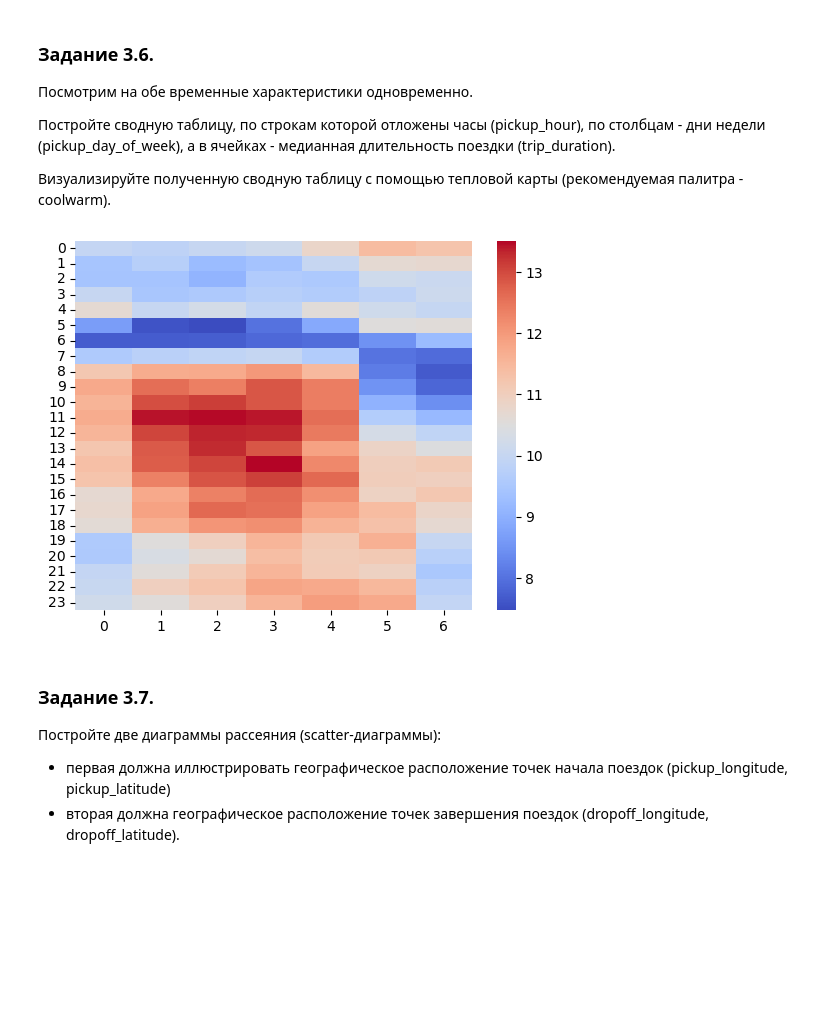
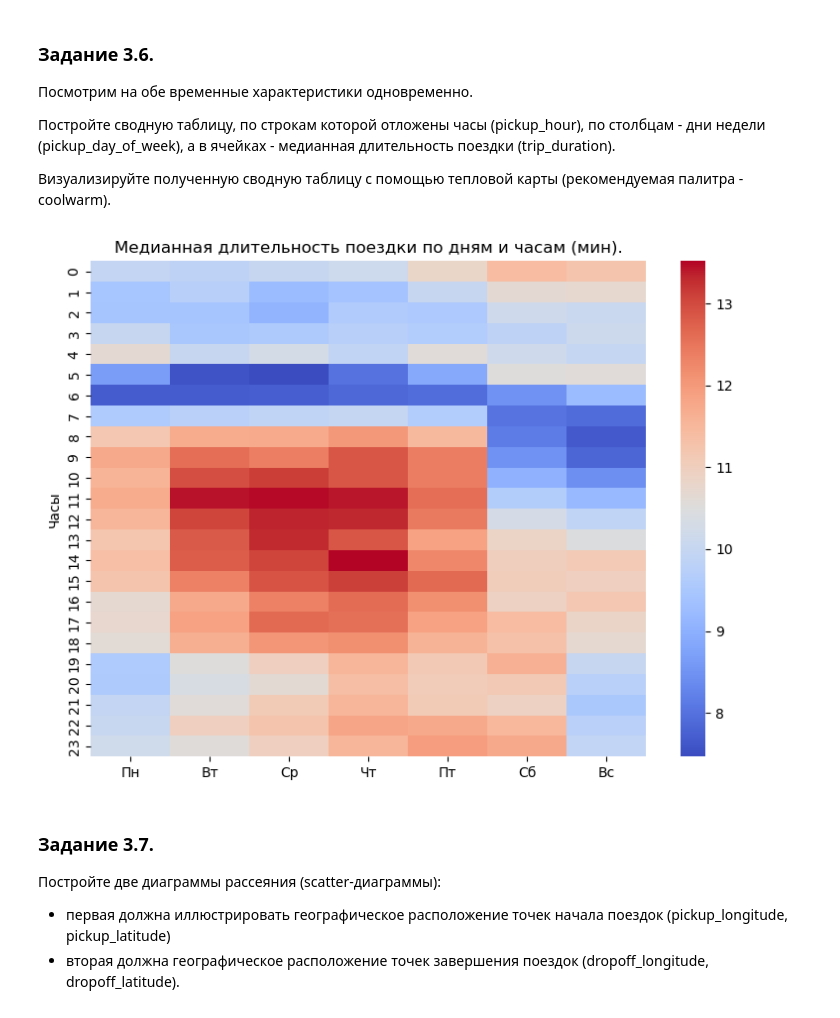
Before and after one commit to evpozdniakov/ds_projects, a Jupyter notebook: project5/taxi_travel_time_prediction.ipynb, the cells around one changed output. Cells and saved outputs as stored; diff of their text form; code cells hidden in the pictures; blank space fills up the shorter version.

```diff
--- a/project5/taxi_travel_time_prediction.ipynb
+++ b/project5/taxi_travel_time_prediction.ipynb
@@ -163,13 +163,13 @@ print(f'- максимальная: {round(trip_duration_max)}')
 def add_datetime_features(taxi_data):
     taxi_data.loc[:, ['pickup_date']] = taxi_data['pickup_datetime'].dt.date
     taxi_data.loc[:, ['pickup_hour']] = taxi_data['pickup_datetime'].dt.hour
-    taxi_data.loc[:, ['pickup_day_of_week']] = taxi_data['pickup_datetime'].dt.weekday
+    taxi_data.loc[:, ['pickup_day_of_week']] = taxi_data['pickup_datetime'].dt.strftime('%A')
 
     return taxi_data
 
 taxi_data = add_datetime_features(taxi_data)
 
-trips_on_saturday_count = (taxi_data['pickup_day_of_week'] == 5).sum()
+trips_on_saturday_count = (taxi_data['pickup_day_of_week'] == 'Saturday').sum()
 print(f'В субботу было совершено поездок: {trips_on_saturday_count}')
 
 trips_every_day_mean = taxi_data.groupby('pickup_date').size().mean()
@@ -247,3 +249,5 @@ print(f'Всего в добавленных данных OSRM API строк с
+# %%
+taxi_data.dropna(inplace=True)
 # %%
 def get_haversine_distance(lat1, lng1, lat2, lng2):
     # переводим углы в радианы
@@ -344,12 +348,17 @@ weather_data = pd.read_csv('data/weather_data.zip')
 weather_columns = ['temperature', 'visibility', 'wind speed', 'precip', 'events']
 
 def add_weather_features(taxi_data, weather_data):
-    taxi_data.loc[:, ['pickup_datetime_hour']] = pd.to_datetime(taxi_data['pickup_datetime']).dt.floor('H')
-    weather_data.loc[:, ['pickup_datetime_hour']] = pd.to_datetime(weather_data['time'], format='%Y-%m-%d %H:%M:%S')
-    weather_columns_with_id = np.append(weather_columns, 'pickup_datetime_hour')
+    weather_data.loc[:, 'time'] = pd.to_datetime(weather_data['time'], format='%Y-%m-%d %H:%M:%S')
+    weather_data.loc[:, ['date']] = weather_data['time'].dt.date
+    weather_data.loc[:, ['hour']] = weather_data['time'].dt.hour
+    weather_columns_with_date_and_hour = np.append(weather_columns, ['date', 'hour'])
+    weather_columns_to_drop = weather_data.columns.difference(weather_columns_with_date_and_hour)
+    weather_data.drop(columns=weather_columns_to_drop, inplace=True)
 
-    taxi_data = pd.merge(taxi_data, weather_data[ weather_columns_with_id], on='pickup_datetime_hour', how='left')
-    return taxi_data.drop(columns=['pickup_datetime_hour'])
+    taxi_data = pd.merge(taxi_data, weather_data, left_on=['pickup_date', 'pickup_hour'], right_on=['date', 'hour'], how='left')
+    taxi_data.drop(columns=['date', 'hour'], inplace=True)
+
+    return taxi_data
 
 taxi_data = add_weather_features(taxi_data, weather_data)
 
@@ -421,9 +430,6 @@ ax.set_ylabel('Average speed');
 Найдите поездки, средняя скорость которых по кратчайшему пути превышает 300 км/ч и удалите их из данных.
 
 б) Сколько выбросов по признаку скорости вам удалось найти?
-# %%
-# taxi_data_bak = taxi_data.copy()
-taxi_data = taxi_data_bak.copy()
 # %%
 m = taxi_data['trip_duration'] > 24*3600
 taxi_data.drop(index=taxi_data[m].index, inplace=True)
@@ -641,9 +647,14 @@ ax[1].set_xlabel('');
 # %%
 hour_weekday_duration = pd.pivot_table(taxi_data_excerpt, index='hour', columns='weekday', values='trip_duration_m', aggfunc='median')
 
-sns.heatmap(hour_weekday_duration.values, cmap='coolwarm');
+_fig, ax = figax('trip_duration_by_weekday_hour', figsize=(7, 5))
+
+sns.heatmap(ax=ax, data=hour_weekday_duration.values, cmap='coolwarm');
+ax.set_title('Медианная длительность поездки по дням и часам (мин).')
+ax.set_xticklabels(['Пн', 'Вт', 'Ср', 'Чт', 'Пт', 'Сб', 'Вс']);
+ax.set_ylabel('Часы');
 # %% [output]
-[figure, old version]
+[figure, new version]
 # %% [markdown]
 ### Задание 3.7.
 Постройте две диаграммы рассеяния (scatter-диаграммы):
```
Also changed, not shown: parts of 33 cells of this notebook.
